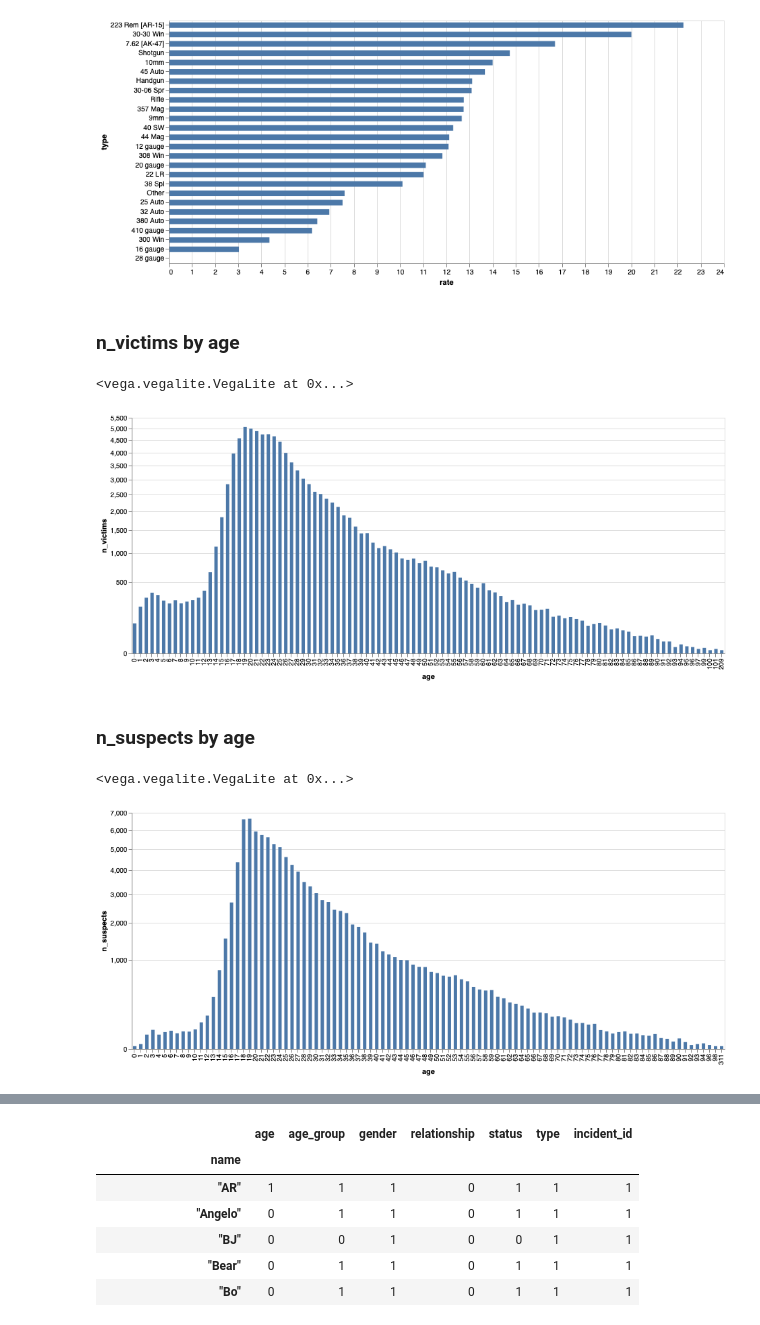
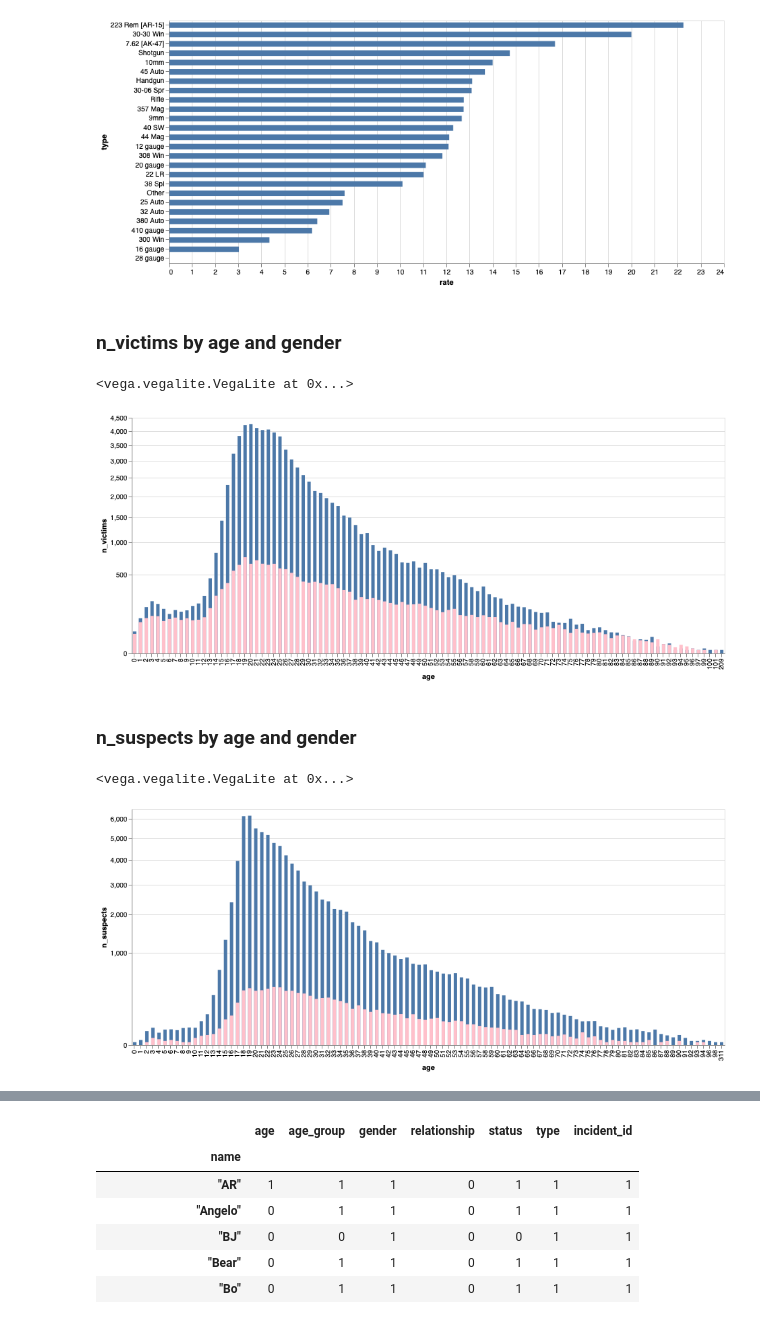
Before and after one commit to mideaconu/gun-violence, a Jupyter notebook: gun-violence.ipynb, the cells around one changed output, grey strips where cells are left out. Cells and saved outputs as stored; diff of their text form; code cells hidden in the pictures.

Commit message:
Data visualisation: +participant_gender

```diff
--- a/gun-violence.ipynb
+++ b/gun-violence.ipynb
@@ -488,19 +488,36 @@ alt.Chart(death_rate[death_rate.type != "Unknown"]).mark_bar(height=8).encode(
 <vega.vegalite.VegaLite at 0x...>
 [figure]
 # %% [markdown]
-### n_victims by age
+### n_victims by age and gender
 # %%
-victims_by_age = participants[participants["type"] == "Victim"].groupby("age").count().reset_index().loc[:, ["age", "incident_id"]]
-victims_by_age.columns = ["age", "n_victims"]
+victims_by_age_f = participants[(participants["type"] == "Victim") & (participants["gender"] == "Female")].groupby("age").count().reset_index().loc[:, ["age", "incident_id"]]
+victims_by_age_f.columns = ["age", "n_victims"]
+
+victims_by_age_m = participants[(participants["type"] == "Victim") & (participants["gender"] == "Male")].groupby("age").count().reset_index().loc[:, ["age", "incident_id"]]
+victims_by_age_m.columns = ["age", "n_victims"]
 # %%
-alt.Chart(victims_by_age).mark_bar(width=5).encode(
+plot_m = alt.Chart(victims_by_age_m).mark_bar(width=5).encode(
     alt.X("age:N"),
     alt.Y("n_victims:Q", scale=alt.Scale(type="sqrt")),
     alt.Tooltip("n_victims")
-).interactive().properties(width=880, height=350)
+).interactive().properties(
+    width=880,
+    height=350
+)
+
+plot_f = alt.Chart(victims_by_age_f).mark_bar(width=5, color="pink").encode(
+    alt.X("age:N"),
+    alt.Y("n_victims:Q", scale=alt.Scale(type="sqrt")),
+    alt.Tooltip("n_victims")
+).interactive().properties(
+    width=880,
+    height=350
+)
+
+plot_m + plot_f
 # %% [output]
 <vega.vegalite.VegaLite at 0x...>
-[figure, old version]
+[figure, new version]
 # %% [markdown]
-### n_suspects by age
+### n_suspects by age and gender
 # %%
@@ -509,9 +529,23 @@ suspects_by_age.columns = ["age", "n_suspects"]
 # %%
-alt.Chart(suspects_by_age).mark_bar(width=5).encode(
+plot_m = alt.Chart(suspects_by_age_m).mark_bar(width=5).encode(
     alt.X("age:N"),
     alt.Y("n_suspects:Q", scale=alt.Scale(type="sqrt")),
     alt.Tooltip("n_suspects")
-).interactive().properties(width=880, height=350)
+).interactive().properties(
+    width=880,
+    height=350
+)
+
+plot_f = alt.Chart(suspects_by_age_f).mark_bar(width=5, color='pink').encode(
+    alt.X("age:N"),
+    alt.Y("n_suspects:Q", scale=alt.Scale(type="sqrt")),
+    alt.Tooltip("n_suspects")
+).interactive().properties(
+    width=880,
+    height=350
+)
+
+plot_m + plot_f
 # %% [output]
 <vega.vegalite.VegaLite at 0x...>
-[figure, old version]
+[figure, new version]
```
Also changed, not shown: parts of 2 cells of this notebook.
